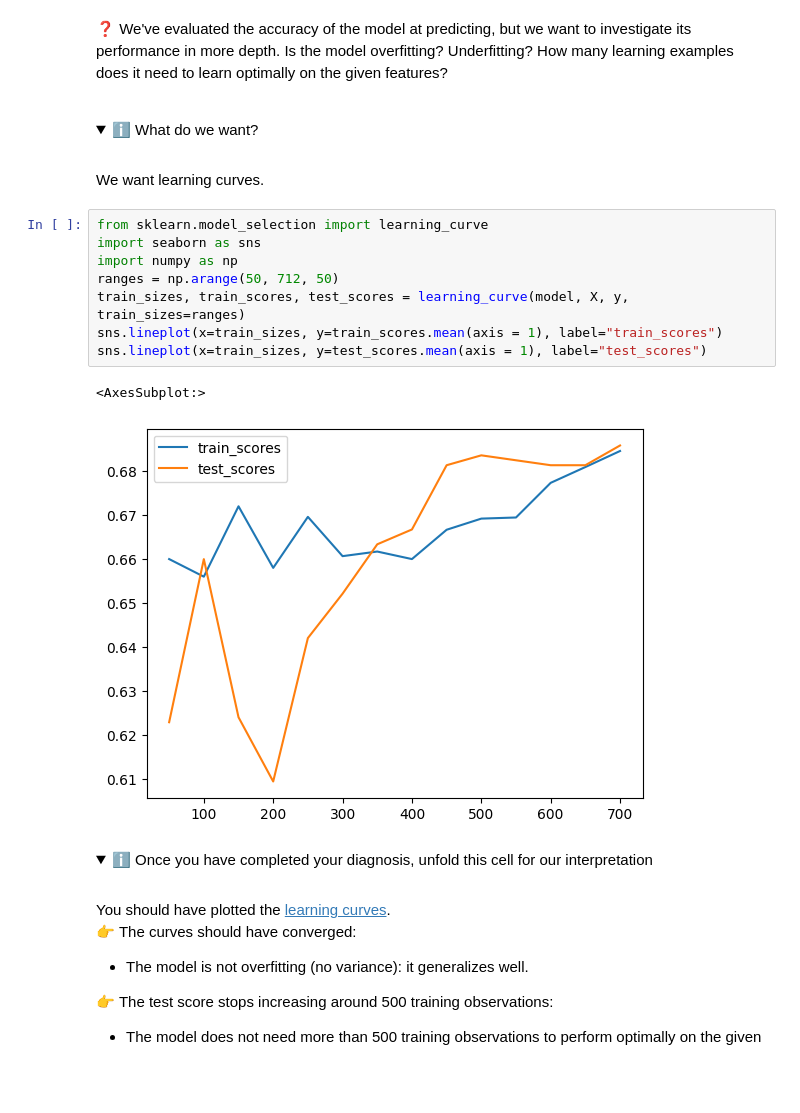
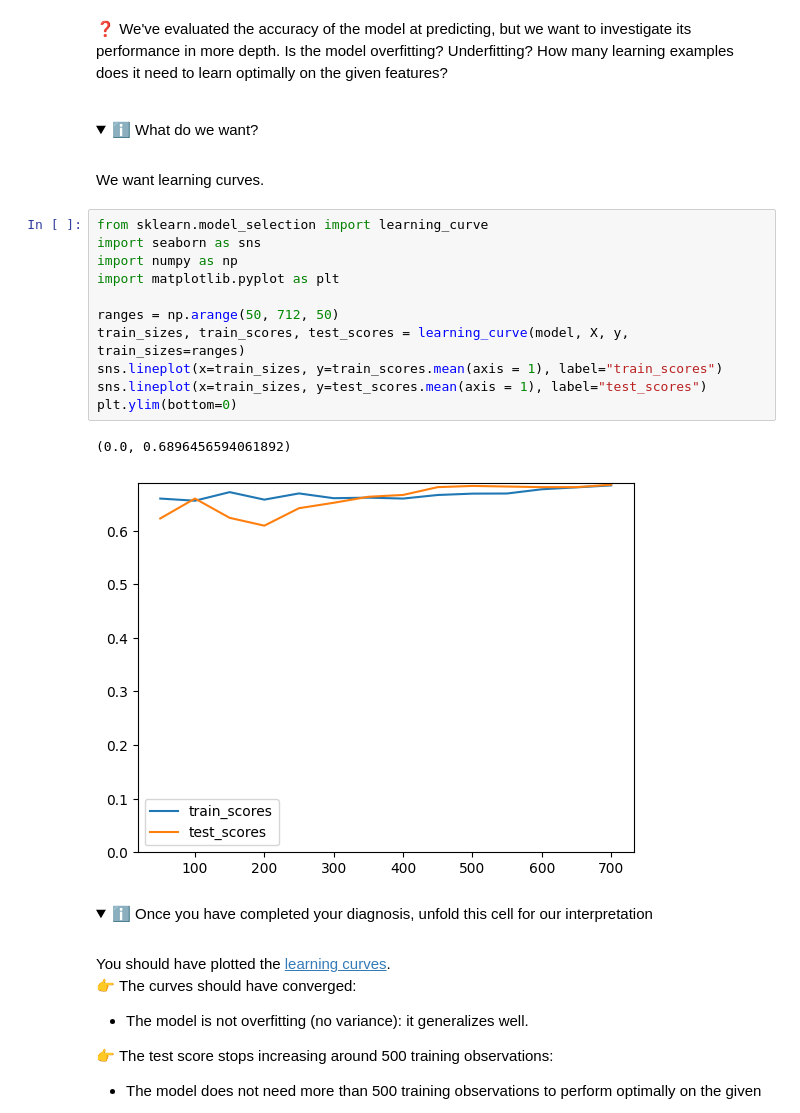
Before and after one commit to neural5torm/data-logistic-regression, a Jupyter notebook: Logistic_Regression.ipynb, the cells around one changed output. Drawn from its saved outputs; the diff is of its cells as text; folded sections open; blank space fills up the shorter version.

```diff
--- a/Logistic_Regression.ipynb
+++ b/Logistic_Regression.ipynb
@@ -112,14 +112,17 @@ We want learning curves.
 # %%
 from sklearn.model_selection import learning_curve
 import seaborn as sns
 import numpy as np
+import matplotlib.pyplot as plt
+
 ranges = np.arange(50, 712, 50)
 train_sizes, train_scores, test_scores = learning_curve(model, X, y, train_sizes=ranges)
 sns.lineplot(x=train_sizes, y=train_scores.mean(axis = 1), label="train_scores")
 sns.lineplot(x=train_sizes, y=test_scores.mean(axis = 1), label="test_scores")
+plt.ylim(bottom=0)
 # %% [output]
-<AxesSubplot:>
+(0.0, 0.6896456594061892)
-[figure, old version]
+[figure, new version]
 # %% [markdown]
 
 <details>
```
Also changed, not shown: parts of 5 cells of this notebook.
